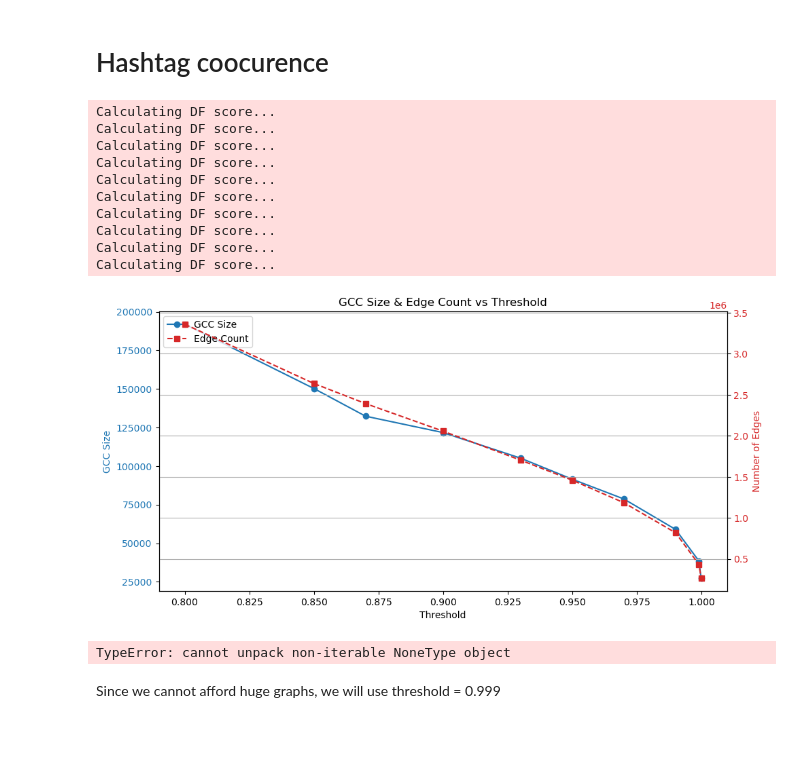
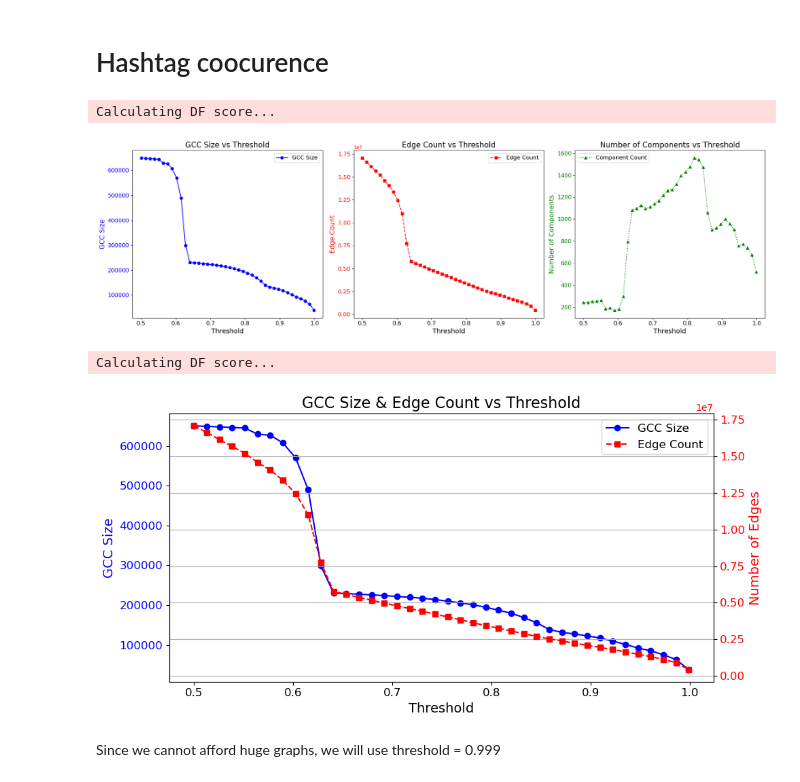
Before and after one commit to jbij/Bachelor, a Jupyter notebook: filtering/disparity.ipynb, the cells around one changed output. Cells and saved outputs as stored; diff of their text form; code cells hidden in the pictures; blank space fills up the shorter version.

```diff
--- a/filtering/disparity.ipynb
+++ b/filtering/disparity.ipynb
@@ -117,26 +247,29 @@ def choose_threshold_by_gcc_size(
 # %%
 hashtag_path = '../../shared-folder-gald/data/unipartite_og.pkl'
 # %%
-thresholds_to_test = [0.8, 0.85, 0.87, 0.90, 0.93, 0.95, 0.97, 0.99, 0.999, 0.9999]
+thresholds_to_test = np.linspace(0.5, 0.999, 40)
 
 gcc_size = choose_threshold_by_gcc_size(
     filepath=hashtag_path,
     thresholds=thresholds_to_test,
-    is_directed=False
+    is_directed=False,
+    hashtags_to_remove=hashtags_to_remove
 )
 # %% [output]
 Calculating DF score...
-Calculating DF score...
-Calculating DF score...
-Calculating DF score...
-Calculating DF score...
-Calculating DF score...
-Calculating DF score...
-Calculating DF score...
-Calculating DF score...
-Calculating DF score...
-[figure, old version]
+[figure, new version]
-TypeError: cannot unpack non-iterable NoneType object
+# %%
+thresholds_to_test = np.linspace(0.5, 0.999, 40)
+
+gcc_size = choose_threshold_by_gcc_size(
+    filepath=hashtag_path,
+    thresholds=thresholds_to_test,
+    is_directed=False,
+    hashtags_to_remove=hashtags_to_remove
+)
+# %% [output]
+Calculating DF score...
+[figure, added]
 # %% [markdown]
 Since we cannot afford huge graphs, we will use threshold = 0.999
 # %%
```
Also changed, not shown: parts of 24 cells of this notebook, 2 other files.
